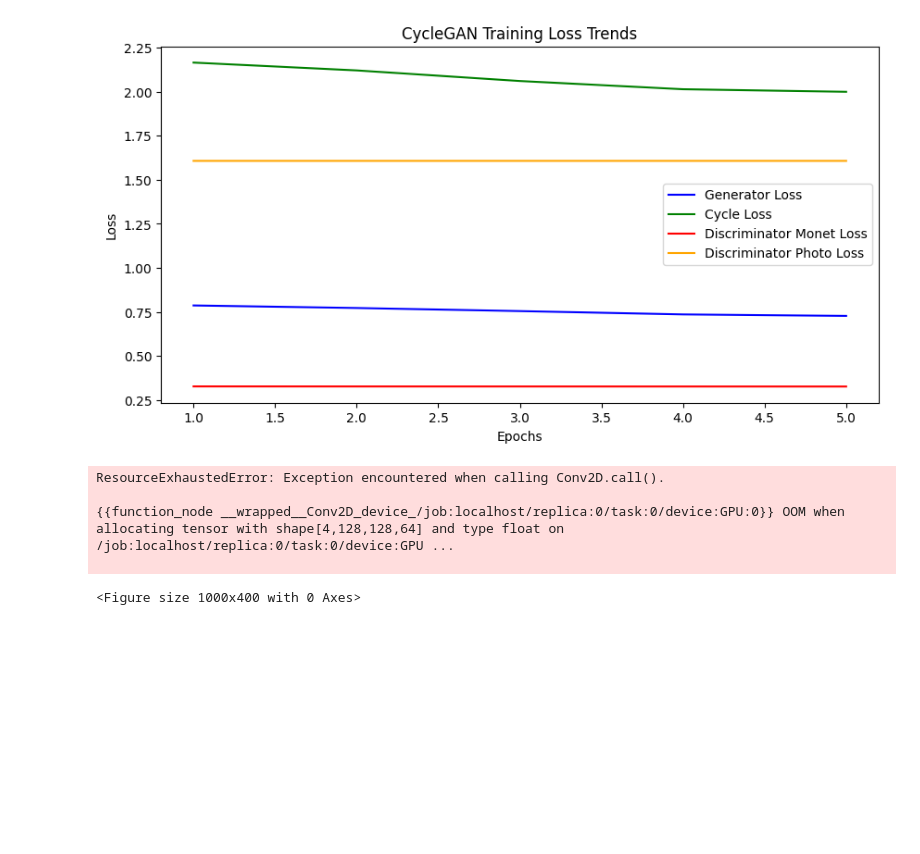
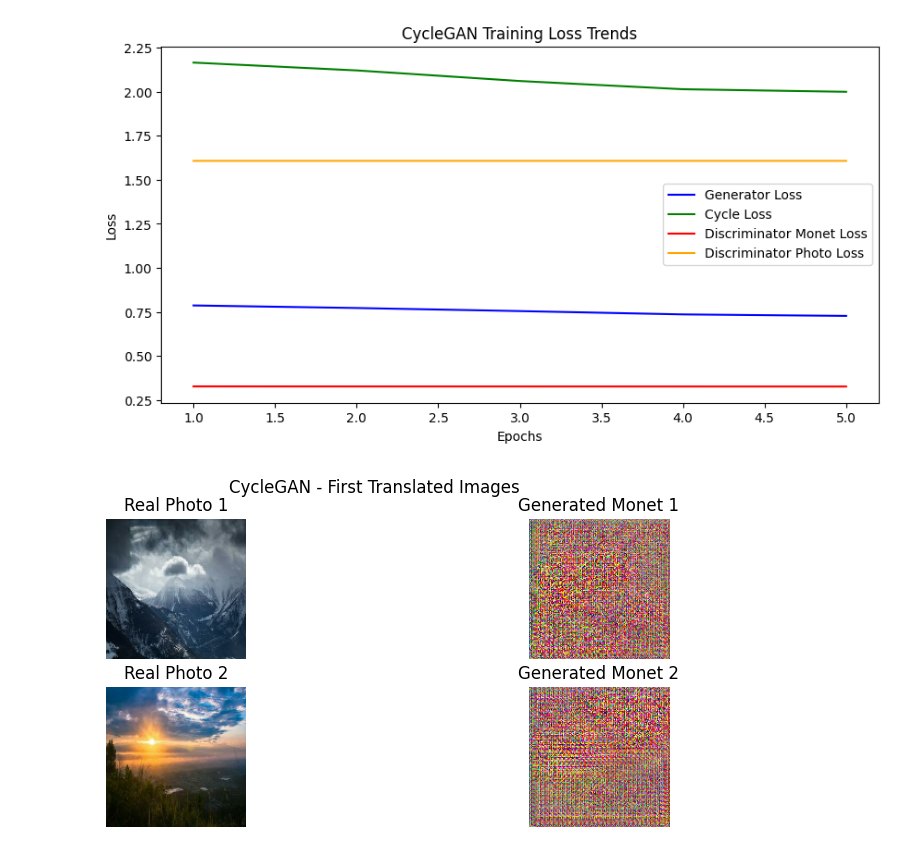
Before and after one commit to spacewagonL/GAN-claude-monet, a Jupyter notebook: gan-claude-monet.ipynb, the cells around one changed output. Saved outputs shown, nothing was run; the diff lists cells and outputs as text; code cells hidden in the pictures; blank space fills up the shorter version.

```diff
--- a/gan-claude-monet.ipynb
+++ b/gan-claude-monet.ipynb
@@ -548,14 +518,20 @@ D_M.save("monet_discriminator.h5")
 D_P.save("photo_discriminator.h5")
 # %%
 import matplotlib.pyplot as plt
+import tensorflow as tf
 
 def generate_and_show_images(num_images=5):
     """Generate and display the first `num_images` Monet-style paintings."""
-    test_photos = list(photo_ds.take(num_images))  # Get the first `num_images` photos
 
     plt.figure(figsize=(10, 2 * num_images))  # Adjust figure size
 
-    for i, test_photo in enumerate(test_photos):
+    # Loop through dataset correctly
+    for i, batch in enumerate(photo_ds.take(num_images)):  # ✅ Extract one batch at a time
+        test_photo = batch[0]  # ✅ Get the first image from the batch
+
+        # Ensure correct shape for model input (1, 128, 128, 3)
+        test_photo = tf.expand_dims(test_photo, axis=0)
+
         generated_monet = G(test_photo, training=False)  # Generate Monet-style image
 
         # Convert [-1,1] range back to [0,1] for display
@@ -573,13 +549,17 @@ def generate_and_show_images(num_images=5):
         plt.axis("off")
         plt.title(f"Generated Monet {i+1}")
 
-    plt.suptitle("CycleGAN - First 5 Translated Images")
-    plt.show
-
-generate_and_show_images(num_images=2)
+    plt.suptitle("CycleGAN - First Translated Images")
+    plt.show()
-# %% [output]
-ResourceExhaustedError: Exception encountered when calling Conv2D.call().
-
-{{function_node __wrapped__Conv2D_device_/job:localhost/replica:0/task:0/device:GPU:0}} OOM when allocating tensor with shape[4,128,128,64] and type float on /job:localhost/replica:0/task:0/device:GPU ...
-
-<Figure size 1000x400 with 0 Axes>
+# %%
+import gc
+import tensorflow.keras.backend as K
+
+# Free GPU memory
+gc.collect()
+K.clear_session()
+
+# Now generate images
+generate_and_show_images(num_images=2)
+# %% [output]
+[figure, added]
```
Also changed, not shown: parts of 1 cell of this notebook.
